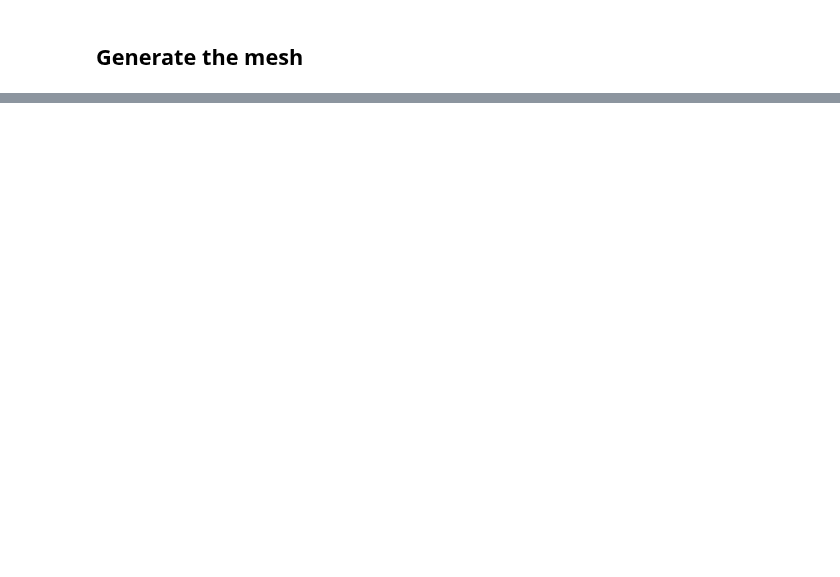
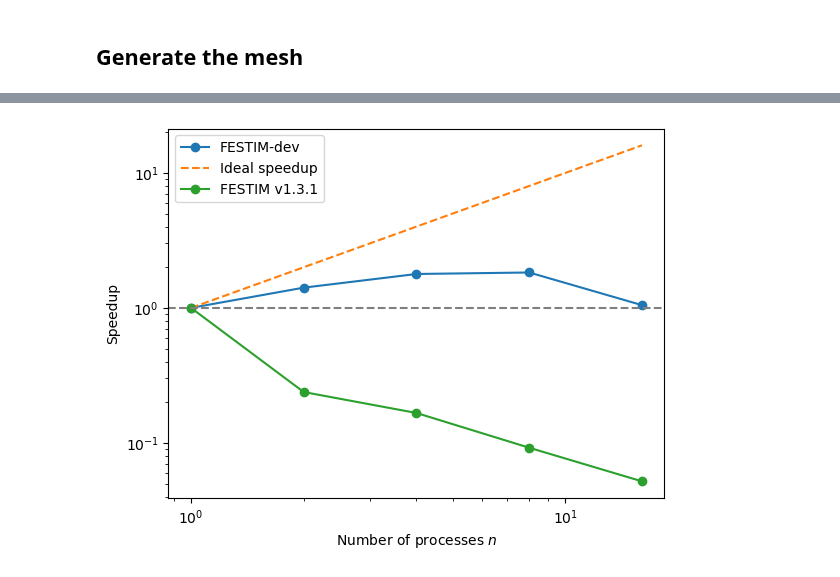
Before and after one commit to RemDelaporteMathurin/festim-benchmark, a Jupyter notebook: case_1_simple/main.ipynb, the cells around one changed output, grey strips where cells are left out. Drawn from its saved outputs; the diff is of its cells as text; code cells hidden in the pictures; blank space fills up the shorter version.

```diff
--- a/case_1_simple/main.ipynb
+++ b/case_1_simple/main.ipynb
@@ -127,0 +123,28 @@ plt.show()
+# %%
+speedup = runtimes[0] / runtimes
+
+plt.plot(num_procs, speedup, marker="o", label=f"FESTIM-dev")
+# ideal speedup
+plt.plot(n, n, linestyle="--", label="Ideal speedup")
+
+
+try:
+    import pandas as pd
+    data = pd.read_csv("runtimes_festim_1.csv")
+    speedup = data["runtimes"][0] / data["runtimes"]
+    plt.plot(data["num_procs"], speedup, marker="o", label="FESTIM v1.3.1")
+except FileNotFoundError:
+    print("File runtimes_festim_1.csv not found")
+
+plt.xscale("log")
+plt.yscale("log")
+plt.xlabel("Number of processes $n$")
+plt.ylabel("Speedup")
+
+# horizontal line at 1
+plt.axhline(1, color="tab:grey", linestyle="--")
+
+plt.legend()
+plt.show()
+# %% [output]
+[figure, added]
```
Also changed, not shown: parts of 3 cells of this notebook, 3 other files.
